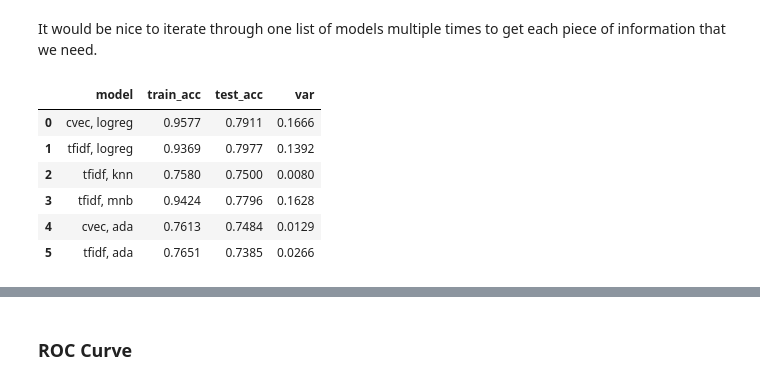
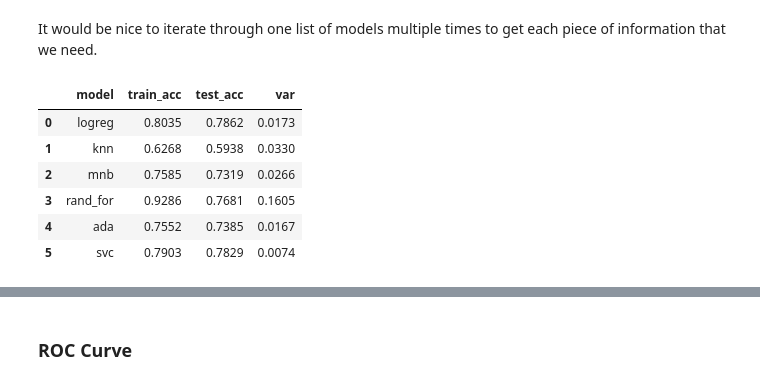
Before and after one commit to ondovj/reddit_classification, a Jupyter notebook: Code/2-cleaning_through_conclusions.ipynb, the cells around one changed output, grey strips where cells are left out. Cells and saved outputs as stored; diff of their text form; code cells hidden in the pictures.

```diff
--- a/Code/2-cleaning_through_conclusions.ipynb
+++ b/Code/2-cleaning_through_conclusions.ipynb
@@ -557,0 +570,4 @@ X_train, X_test, y_train, y_test = train_test_split(X, y, random_state=42, strat
+# %%
+# fitting/transforming X sets
+title_vec_train = tfidf.fit_transform(X_train["title"])
+title_vec_test = tfidf.transform(X_test["title"])
@@ -723,17 +740,14 @@ These scores are almost identical, with an even higher variance. One more model
 # %%
-# trying cvec with boosting
-cvec_boost_pipe = Pipeline([
-    ("cvec", CountVectorizer()),
+# trying adaboost
+boost_pipe = Pipeline([
     ("ada", AdaBoostClassifier(random_state=42))
 ])
 
-cvec_boost_params = {
-    "cvec__max_features": [200, 500, 1000],
-    "cvec__ngram_range": [(1, 1), (1, 2), (2, 2)],
-    "cvec__max_df": [0.1, 0.5, 0.7],
+boost_params = {
+    "ada__learning_rate": [0.25, 0.5, 0.75],
 #     "ada__n_estimators": [20, 100, 200] # this was hurting the variance too much
 }
 
 # running the gridsearch on the whole thing
-cvec_boost_model = pipe_searcher(cvec_boost_pipe, cvec_boost_params)
+boost_model = pipe_searcher(boost_pipe, boost_params)
 # %% [output]
@@ -779,20 +769,16 @@ For the remaining models, the gridsearches were re-run with and without the para
 # %% [markdown]
 ### Support Vector Classifier
 # %%
-# trying tfidf with svc
-tf_svc_pipe = Pipeline([
-    ("tfidf", TfidfVectorizer()),
-    ("svc", SVC())
+# trying svc
+svc_pipe = Pipeline([
+    ("svc", SVC(random_state=42))
 ])
 
-tf_svc_params = {
-    "tfidf__max_features": [5250, 5500, 5750],
-    "tfidf__ngram_range": [(1, 1), (1, 2)],
-    "tfidf__max_df": [0.1, 0.5, 0.7],
-    "svc__C": [0.10, 0.11, 0.12],
+svc_params = {
+    "svc__C": [0.20, 0.25, 0.30],
     "svc__kernel": ["linear", "rbf"]
 }
 
 # running the gridsearch on the whole thing
-tf_svc_model = pipe_searcher(tf_svc_pipe, tf_svc_params)
+svc_model = pipe_searcher(svc_pipe, svc_params)
 # %% [output]
@@ -831,27 +816,32 @@ model_df = pd.DataFrame(columns=["model", "train_acc", "test_acc", "var"])
 It would be nice to iterate through one list of models multiple times to get each piece of information that we need.
 # %%
 # making a list of our models
-models = [cvec_lr_model, tf_lr_model, tf_knn_model, tf_mnb_model, cvec_boost_model, tf_boost_model]
+models = [lr_model,
+          knn_model,
+          mnb_model,
+          rf_model,
+          boost_model,
+          svc_model]
 
 # putting each model variation into the df
-model_df["model"] = [f"{model.estimator.steps[0][0]}, {model.estimator.steps[1][0]}" for model in models]
+model_df["model"] = [f"{model.estimator.steps[0][0]}" for model in models]
 
 # putting in the training scores
 model_df["train_acc"] = [round(model.score(X_train, y_train), 4) for model in models]
 
 # putting in the testing scores
 model_df["test_acc"] = [round(model.score(X_test, y_test), 4) for model in models]
 
 # getting the difference, or variance, between each score
 model_df["var"] = model_df["train_acc"] - model_df["test_acc"]
 
 # checking the final dataframe
 model_df
 # %% [output]
 |  | model | train_acc | test_acc | var |
-| 0 | cvec, logreg | 0.9577 | 0.7911 | 0.1666 |
-| 1 | tfidf, logreg | 0.9369 | 0.7977 | 0.1392 |
-| 2 | tfidf, knn | 0.7580 | 0.7500 | 0.0080 |
-| 3 | tfidf, mnb | 0.9424 | 0.7796 | 0.1628 |
-| 4 | cvec, ada | 0.7613 | 0.7484 | 0.0129 |
-| 5 | tfidf, ada | 0.7651 | 0.7385 | 0.0266 |
+| 0 | logreg | 0.8035 | 0.7862 | 0.0173 |
+| 1 | knn | 0.6268 | 0.5938 | 0.0330 |
+| 2 | mnb | 0.7585 | 0.7319 | 0.0266 |
+| 3 | rand_for | 0.9286 | 0.7681 | 0.1605 |
+| 4 | ada | 0.7552 | 0.7385 | 0.0167 |
+| 5 | svc | 0.7903 | 0.7829 | 0.0074 |
```
Also changed, not shown: parts of 44 cells of this notebook, 2 other files.
